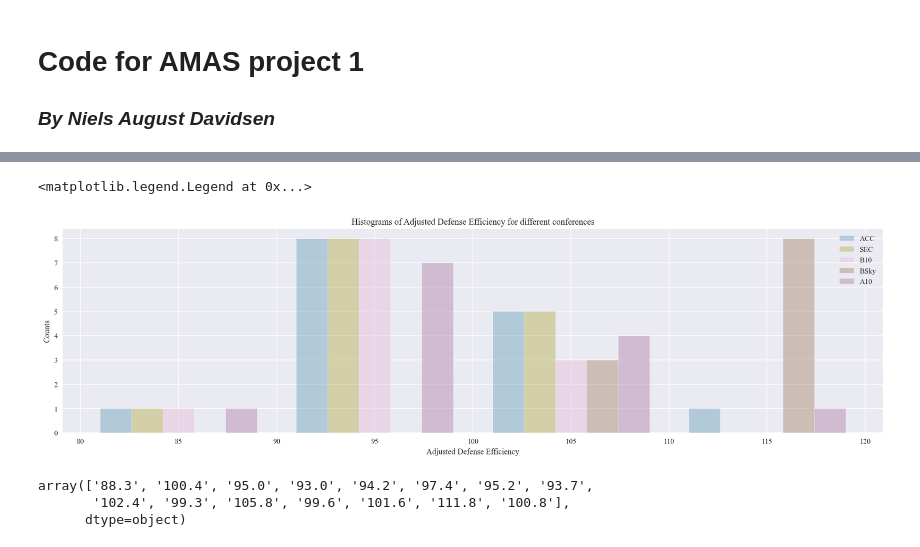
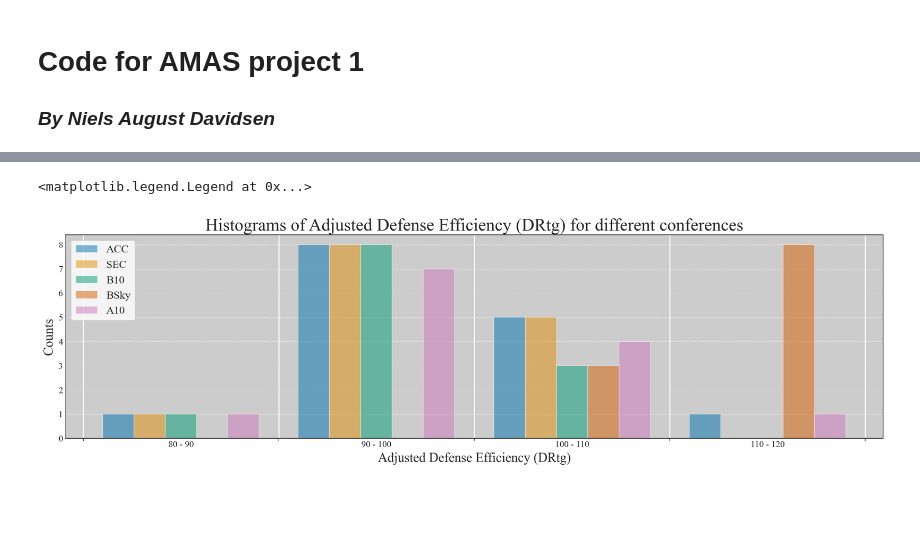
Before and after one commit to nielsdavidsen/AMAS_2025, a Jupyter notebook: Projects/Project_1/Project_1_Niels_Davidsen.ipynb, the cells around one changed output, grey strips where cells are left out. Cells and saved outputs as stored; diff of their text form; code cells hidden in the pictures; blank space fills up the shorter version.

```diff
--- a/Projects/Project_1/Project_1_Niels_Davidsen.ipynb
+++ b/Projects/Project_1/Project_1_Niels_Davidsen.ipynb
@@ -94,3 +92,6 @@ for row_number,row in enumerate(table.find('tbody').find_all('tr')):
         print(f'Error: Length of cells_text does not match length of headers in row {row_number}')
 
     rows.append(cells_text)
+
+df_2014 = pd.DataFrame(rows, columns=headers)                                # Create a DataFrame from the rows
+df_2014.to_csv('kenpom_2014_ratings.csv', index=False)                       # Save the DataFrame to a CSV file
@@ -116,31 +107,36 @@ display(df)                                                             # Displa
 # %%
 # Grouping the data into conferences (ACC, SEC, B10, BSky and A10)
 
 conf_names = ['ACC', 'SEC', 'B10', 'BSky', 'A10']
 fig_conf, ax_conf = plt.subplots(1, 1, figsize=(20, 5), dpi = 150)
 hist_range = [80, 120]
 bin_arr = np.arange(80, 130, 10)
+bin_centers = bin_arr[:-1] + np.diff(bin_arr) / 2
 
 hist_data = []
 
 for i, conf in enumerate(conf_names):
-    conf_teams = df[df['Conf'] == conf]
+    conf_teams = df_2014[df_2014['Conf'] == conf]
     hist_data.append(conf_teams['DRtg'].astype(float))
 
 ax_conf.hist(hist_data, range=hist_range, bins=bin_arr, alpha=0.5, label=conf_names, color = colors[:len(conf_names)])
-ax_conf.set_title('Histograms of Adjusted Defense Efficiency for different conferences')
-ax_conf.set_xlabel('Adjusted Defense Efficiency')
-ax_conf.set_ylabel('Counts')
-ax_conf.legend()
+ax_conf.set_title('Histograms of Adjusted Defense Efficiency (DRtg) for different conferences', fontsize=24)
+ax_conf.set_xlabel('Adjusted Defense Efficiency (DRtg)', fontsize=18)
+ax_conf.set_ylabel('Counts', fontsize=18)
+
+ax_conf.grid(visible=True, which='major', axis='y', color = 'white', linestyle='--', linewidth=0.5)  # Grid on bin edges
+
+
+explanatory_labels = [f"{bin_arr[i]} - {bin_arr[i+1]}" for i in range(len(bin_arr) - 1)]
+ax_conf.set_xticks(bin_centers, explanatory_labels)
+ax_conf.tick_params(length=0)
+
+# Set grid at bin edges
+ax_conf.set_xticks(bin_arr, minor=True)  # Set grid at bin edges
+ax_conf.grid(visible=True, which='minor', axis='x', color='white', linestyle='-', linewidth=1.5)  # Grid on bin edges
+ax_conf.set_facecolor('0.8')
+
+ax_conf.legend(loc='upper left', fontsize=15)
 # %% [output]
 <matplotlib.legend.Legend at 0x...>
-[figure, old version]
+[figure, new version]
-# %%
-acc_teams = df[df['Conf'] == 'ACC']
-acc_drtg = acc_teams['DRtg']
-
-acc_drtg.values
-# %% [output]
-array(['88.3', '100.4', '95.0', '93.0', '94.2', '97.4', '95.2', '93.7',
-       '102.4', '99.3', '105.8', '99.6', '101.6', '111.8', '100.8'],
-      dtype=object)
```
Also changed, not shown: parts of 8 cells of this notebook, 3 other files.
